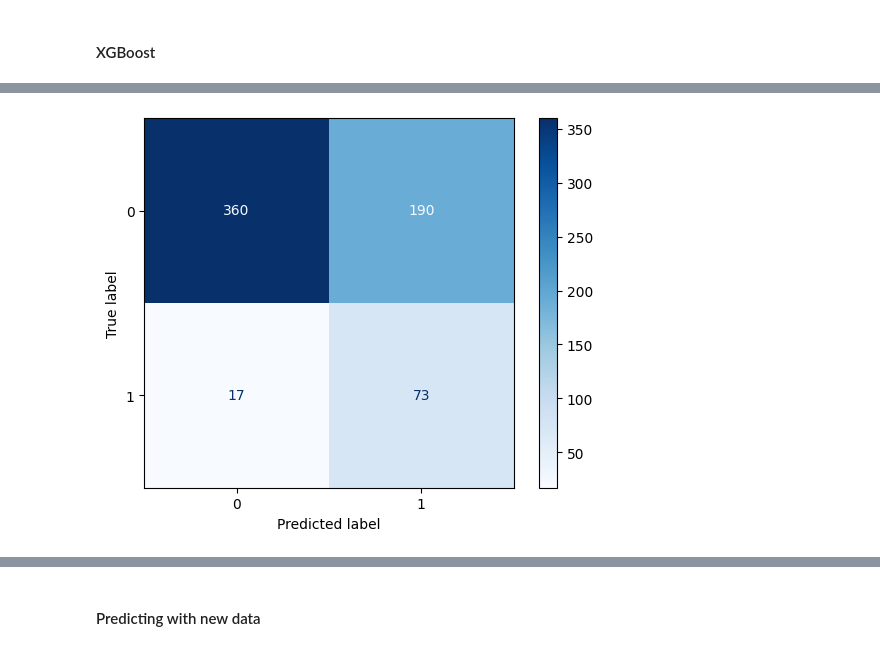
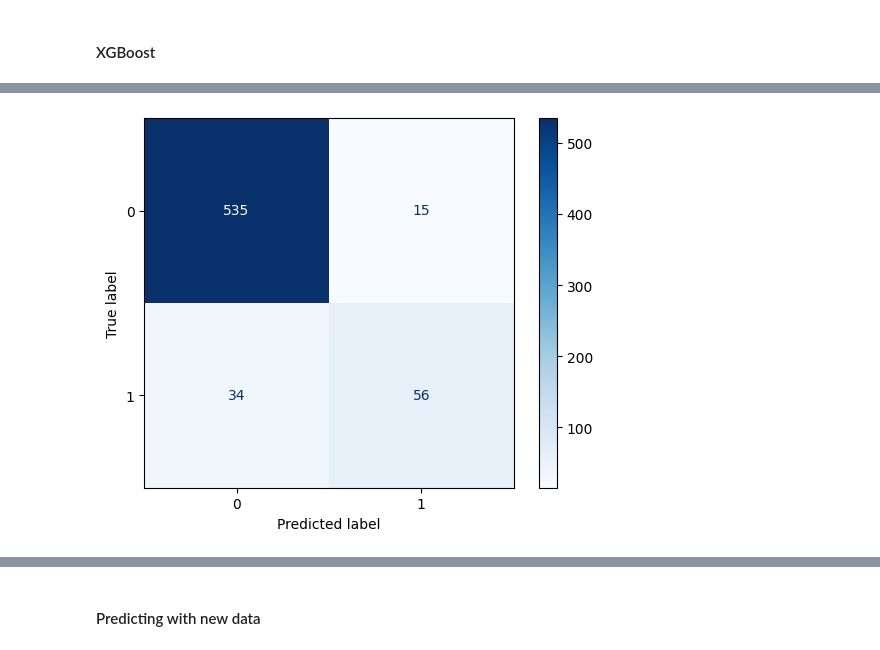
Before and after one commit to brvsf/risk-analysis, a Jupyter notebook: Data-Analysis (Fraud).ipynb, the cells around one changed output, grey strips where cells are left out. Saved outputs shown, nothing was run; the diff lists cells and outputs as text; code cells hidden in the pictures.

```diff
--- a/Data-Analysis (Fraud).ipynb
+++ b/Data-Analysis (Fraud).ipynb
@@ -1636,12 +1651,6 @@ class FeatureEngineering:
         self.create_avg_amount_merchant()
 
         return self.df
-# %%
-X_train, X_test, y_train, y_test = train_test_split(X, y, train_size=0.8, random_state=42)
-
-# Under sampling to test in XGBoost model later
-undersampler = RandomUnderSampler(sampling_strategy='auto', random_state=42)
-X_train_resampled, y_train_resampled = undersampler.fit_resample(X_train, y_train)
 # %%
 # Creating data pipelines
 
@@ -1726,5 +1735,4 @@ The confusion matrix reinforces the point made in the previous text about underf
 # %%
-# Using Logistic Regression as the baseline model
 baseline = LogisticRegression(max_iter=1000)
 
 base_params = {
@@ -1734,14 +1742,14 @@ base_params = {
     'class_weight': ['balanced', None]
 }
 
-# Create a scorer to prioritize recall for class 1
-recall_class_1_scorer = make_scorer(recall_score, pos_label=1)
+# Defining scorer for f1 classs 1
+f1_scorer_classe_1 = make_scorer(f1_score, average='binary', pos_label=1)
 
 base_search = RandomizedSearchCV(
     baseline,
     base_params,
     n_iter=20,
-    scoring=recall_class_1_scorer,
+    scoring=f1_scorer_classe_1,
     n_jobs=-1,
     cv=5,
     random_state=42
@@ -1792,7 +1800,7 @@ train_sizes_abs, train_scores, test_scores = learning_curve(
     y=y_train,
     train_sizes=train_sizes,
     cv=5,
-    scoring=recall_class_1_scorer
+    scoring='accuracy'
 )
 
 # Mean scores
@@ -1802,10 +1810,10 @@ test_scores_mean = np.mean(test_scores, axis=1)
 # Plot
 plt.plot(train_sizes_abs, train_scores_mean, label='Training score')
 plt.plot(train_sizes_abs, test_scores_mean, label='Validation score')
-plt.ylabel('Recall Class 1', fontsize=14)
+plt.ylabel('Accuracy', fontsize=14)
 plt.xlabel('Training set size', fontsize=14)
 plt.title('Learning Curve', fontsize=18, y=1.03)
-plt.ylim([.5, 1.01])
+plt.ylim([.1, 1.01])
 
 plt.legend()
 plt.show()
@@ -1912,7 +1950,7 @@ model_xgb = XGBClassifier(random_state=42)
 search = RandomizedSearchCV(
     model_xgb,
     param_distributions=params,
-    scoring=recall_class_1_scorer,
+    scoring=f1_scorer_classe_1,
     n_jobs=-1,
     cv=5,
     verbose=1,
@@ -1987,10 +2028,14 @@ plt.show()
 # %%
-# Confusion matrix
-cm = confusion_matrix(y_test, y_pred)
+def plot_confusion_matrix(y_true, y_pred, classes):
+    # Confusion matrix
+    cm = confusion_matrix(y_true, y_pred)
 
-# Plotting the confusion matrix
-disp = ConfusionMatrixDisplay(confusion_matrix=cm, display_labels=best_model.classes_)
-disp.plot(cmap='Blues')
-plt.show()
+    # Plotting the confusion matrix
+    disp = ConfusionMatrixDisplay(confusion_matrix=cm, display_labels=classes)
+    disp.plot(cmap='Blues')
+    plt.show()
+
+
+plot_confusion_matrix(y_test, y_pred, best_model.classes_)
 # %% [output]
-[figure, old version]
+[figure, new version]
```
Also changed, not shown: parts of 33 cells of this notebook.
